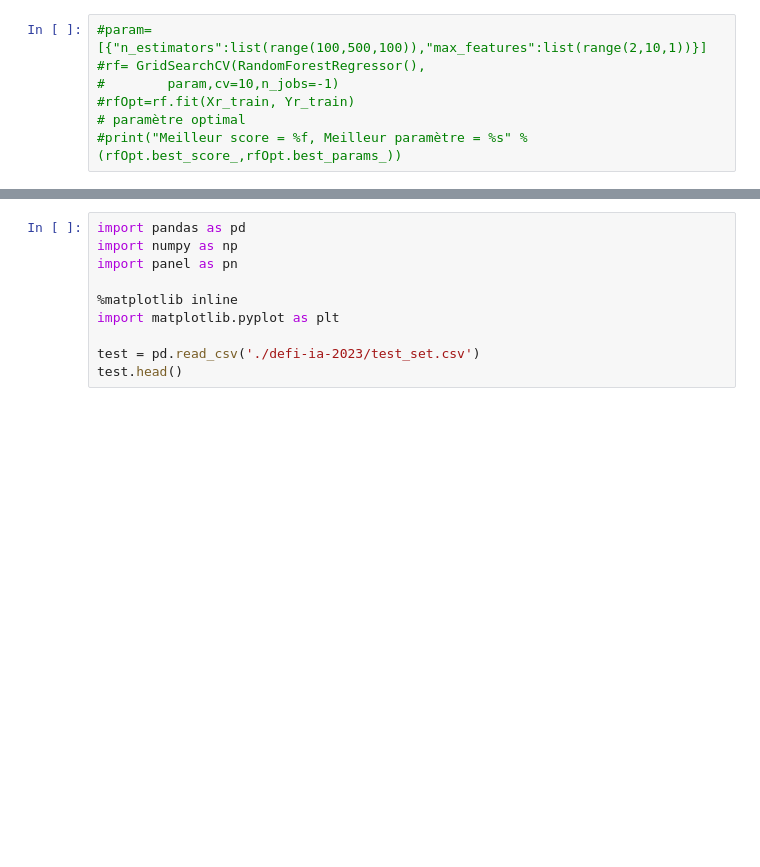
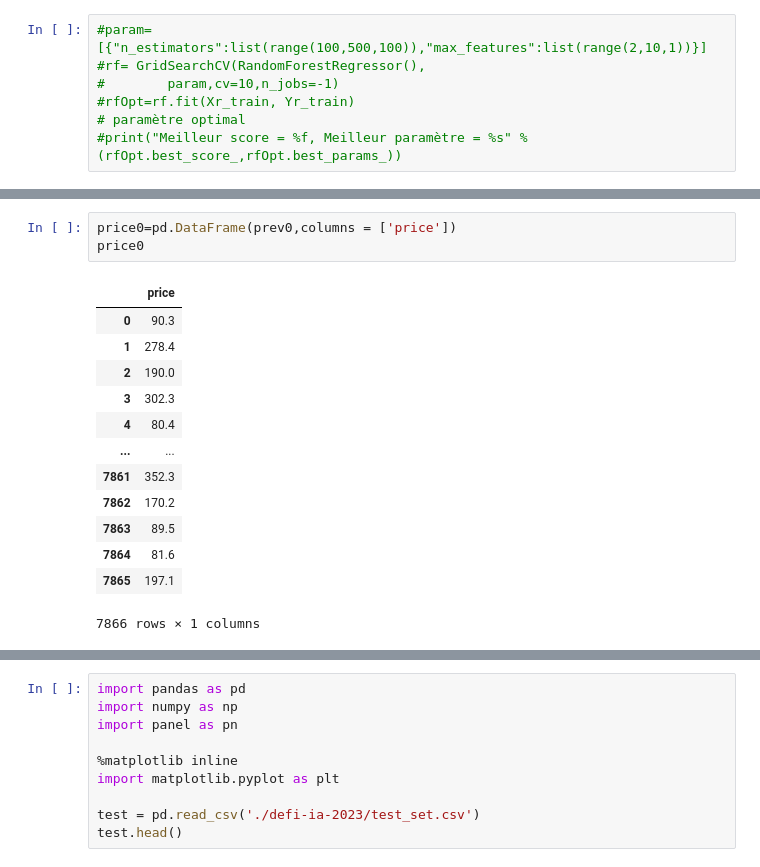
Before and after one commit to TryoenJ/Defi-IA, a Jupyter notebook: model.ipynb, the cells around one changed output, grey strips where cells are left out. Cells and saved outputs as stored; diff of their text form; blank space fills up the shorter version.

```diff
--- a/model.ipynb
+++ b/model.ipynb
@@ -410,0 +375,17 @@ sub0.to_csv('./submission0.csv', index= True)
+# %%
+price0=pd.DataFrame(prev0,columns = ['price'])
+price0
+# %% [output]
+|  | price |
+| 0 | 90.3 |
+| 1 | 278.4 |
+| 2 | 190.0 |
+| 3 | 302.3 |
+| 4 | 80.4 |
+| ... | ... |
+| 7861 | 352.3 |
+| 7862 | 170.2 |
+| 7863 | 89.5 |
+| 7864 | 81.6 |
+| 7865 | 197.1 |
+7866 rows × 1 columns
```
Also changed, not shown: parts of 56 cells of this notebook, 2 other files.
